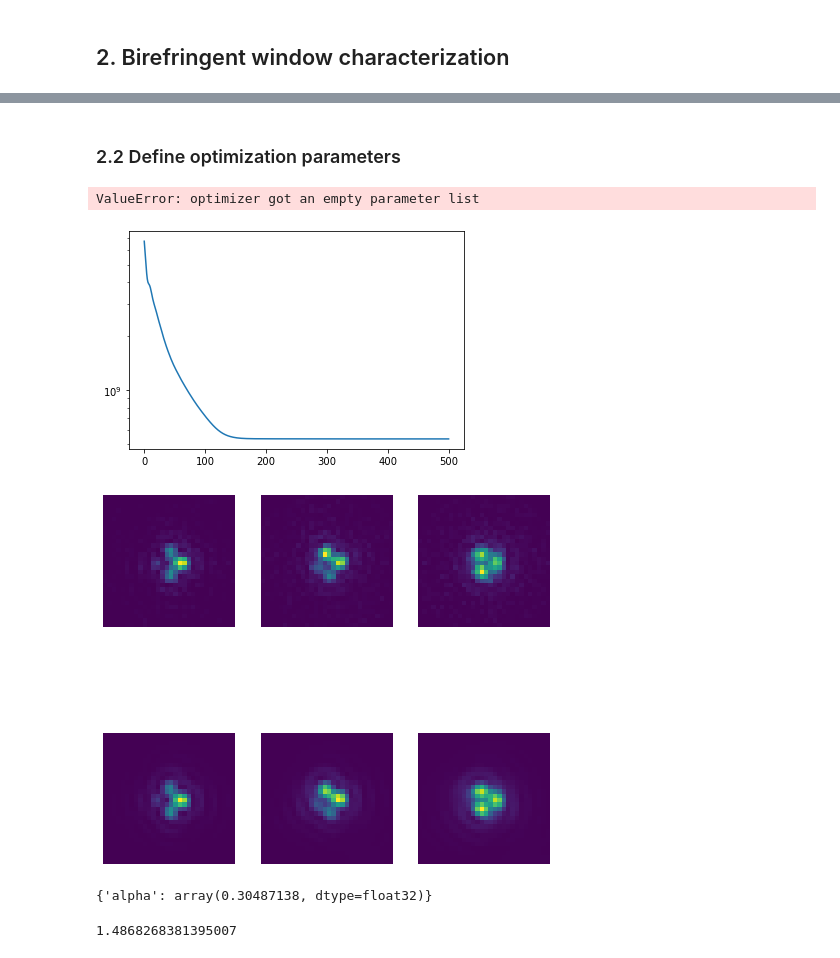
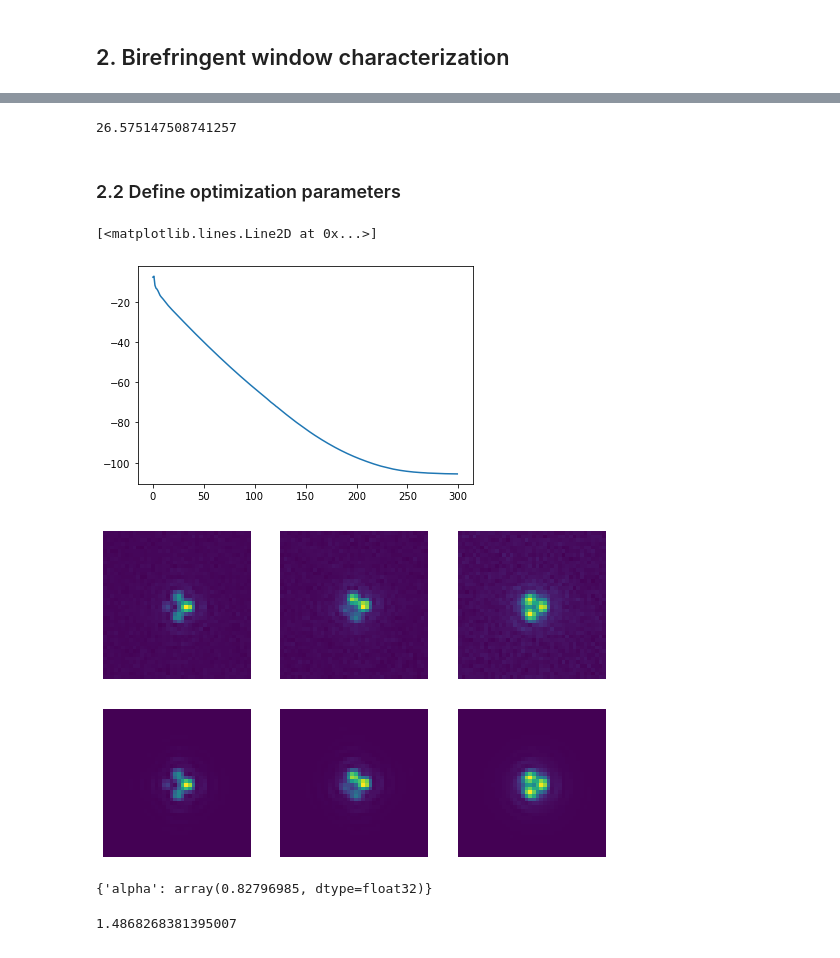
Before and after one commit to rodguti90/pyPSFstack, a Jupyter notebook: pytorch_tests.ipynb, the cells around one changed output, grey strips where cells are left out. Drawn from its saved outputs; the diff is of its cells as text; code cells hidden in the pictures.

```diff
--- a/pytorch_tests.ipynb
+++ b/pytorch_tests.ipynb
@@ -173,4 +148,0 @@ TypeError: __init__() got an unexpected keyword argument 'aperture_size'
-# %%
-with torch.no_grad():
-    model_retrieved.eval()
-    first_est = model_retrieved(30)
@@ -177,3 +151,10 @@ with torch.no_grad():
+# %%
+data_norm, data_bck = get_normNbck(data_stack)
+with torch.no_grad():
+    model_retrieved.eval()
+    first_est = model_retrieved()
+model_retrieved.set_scale_factor(data_norm/torch.sum(first_est))
+model_retrieved.set_pb_bck(data_bck)
 # %%
 fig, ax = plt.subplots(1,4,figsize=(16,4))
 for ind in range(4):
@@ -188,29 +165,28 @@ model_retrieved.parameters()
+# %%
+data_bck
+# %% [output]
+26.575147508741257
 # %% [markdown]
 ### 2.2 Define optimization parameters
 # %%
-lr = 1e-2
-n_epochs = 500
+lr = 1e-1#3e-2
+n_epochs = 300
 
-loss_fn = nn.MSELoss(reduction='mean')
-# optimizer = optim.SGD(model.parameters(), lr=lr)
+loss_fn = loss_loglikelihood#nn.MSELoss(reduction='mean')
+
 optimizer = torch.optim.Adam(
     model_retrieved.parameters(),
     lr=lr
 )
-
 data = torch.from_numpy(data_stack).type(torch.float)
-data *= torch.mean(first_est)/torch.mean(data)
-# %% [output]
-ValueError: optimizer got an empty parameter list
 # %%
-
 loss_evol =[]
 for epoch in tqdm(range(n_epochs)):
 
     model_retrieved.train()
-    yhat = model_retrieved(30)
+    yhat = model_retrieved()
 
-    loss = loss_fn(data, yhat)
+    loss = loss_fn(yhat, data)
     loss_evol += [loss.item()]
     loss.backward()
     optimizer.step()
@@ -227,16 +196,17 @@ def get_param_dict(model):
 # %%
 plt.plot(loss_evol)
-plt.gca().set_yscale('log')
+# plt.gca().set_yscale('log')
 # %% [output]
+[<matplotlib.lines.Line2D at 0x...>]
-[figure, old version]
+[figure, new version]
 # %%
 zdiv_mid_ind = int((zf-zi)/z_step//2)
 ret_stack = yhat.detach()
-fig, ax = plt.subplots(2,3,figsize=(8,8))
+fig, ax = plt.subplots(2,3,figsize=(9,6))
 for ind in range(3):
     ax[0,ind].imshow(data_stack[...,zdiv_mid_ind-1,ind])
     ax[0,ind].set_axis_off()
     ax[1,ind].imshow(ret_stack[...,zdiv_mid_ind-1,ind])
     ax[1,ind].set_axis_off()
 # %% [output]
-[figure, old version]
+[figure, new version]
@@ -245,7 +218,7 @@ abe = UnitaryAberrations(**params['pupil'], **get_param_dict(model_retrieved.abe
-# %%
-get_param_dict(model_retrieved.source)
-# %% [output]
-{'alpha': array(0.30487138, dtype=float32)}
+# %%
+ret_pupil_params['pupil0']
+# %% [output]
+{'alpha': array(0.82796985, dtype=float32)}
 # %%
 (nf/ni)**3
 # %% [output]
```
Also changed, not shown: parts of 46 cells of this notebook.
